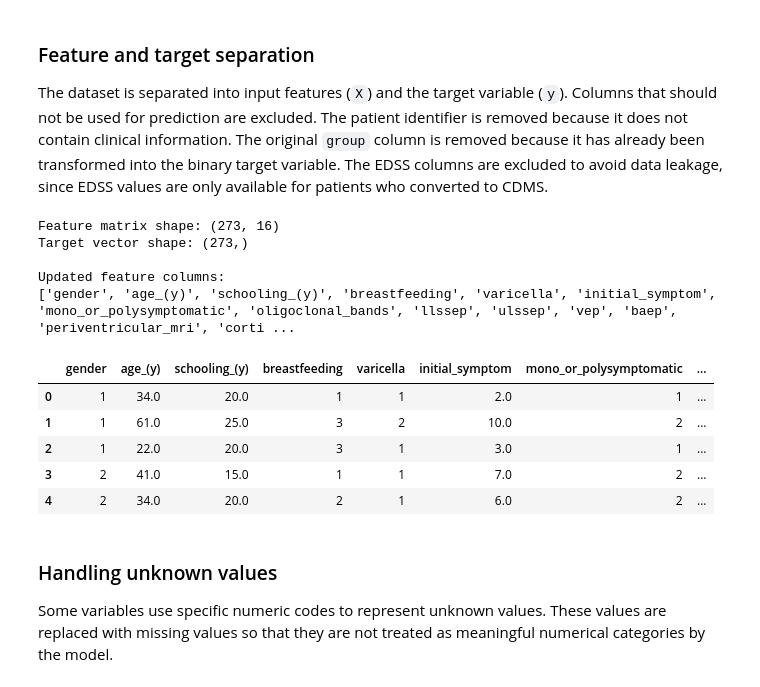
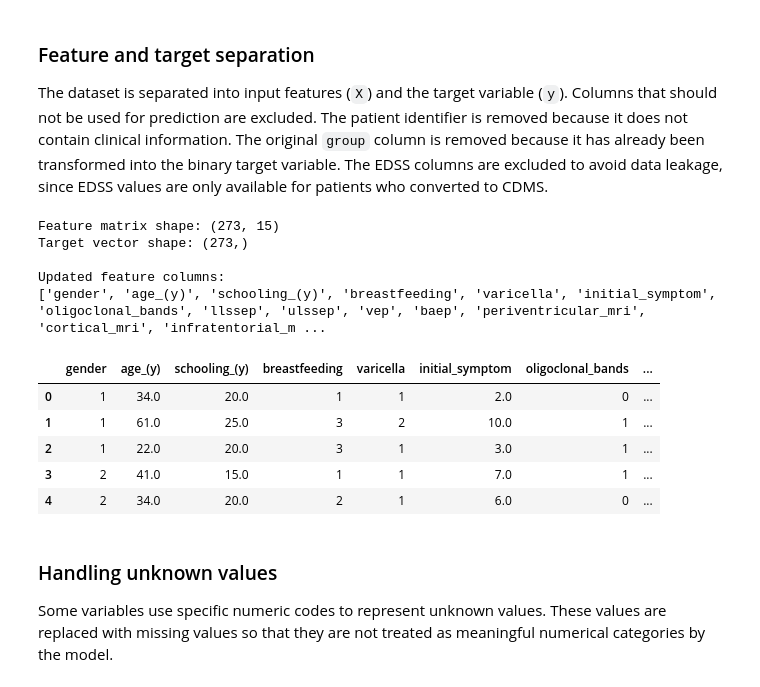
Before and after one commit to valloho/ba2_project, a Jupyter notebook: cis_ms_conversion.ipynb, the cells around one changed output. Cells and saved outputs as stored; diff of their text form; code cells hidden in the pictures.

```diff
--- a/cis_ms_conversion.ipynb
+++ b/cis_ms_conversion.ipynb
@@ -118,38 +118,39 @@ The dataset is separated into input features (`X`) and the target variable (`y`)
 # %%
 # define target variable y
 y = df_model["conversion"]
 
 # drop columns that are not predictors and create feature matrix X
 columns_to_drop = [
     "patient",
     "group",
     "conversion",
     "initial_edss",
-    "final_edss"
+    "final_edss",
+    "mono_or_polysymptomatic",
 ]
 
 X = df_model.drop(columns=columns_to_drop)
 
 # check shape of feature matrix and target vector
 print("Feature matrix shape:", X.shape)
 print("Target vector shape:", y.shape)
 
 # sanity check of feature columns
 print("\nUpdated feature columns:")
 print(X.columns.tolist())
 display(X.head())
 # %% [output]
-Feature matrix shape: (273, 16)
+Feature matrix shape: (273, 15)
 Target vector shape: (273,)
 
 Updated feature columns:
-['gender', 'age_(y)', 'schooling_(y)', 'breastfeeding', 'varicella', 'initial_symptom', 'mono_or_polysymptomatic', 'oligoclonal_bands', 'llssep', 'ulssep', 'vep', 'baep', 'periventricular_mri', 'corti ...
+['gender', 'age_(y)', 'schooling_(y)', 'breastfeeding', 'varicella', 'initial_symptom', 'oligoclonal_bands', 'llssep', 'ulssep', 'vep', 'baep', 'periventricular_mri', 'cortical_mri', 'infratentorial_m ...
-|  | gender | age_(y) | schooling_(y) | breastfeeding | varicella | initial_symptom | mono_or_polysymptomatic | ... |
-| 0 | 1 | 34.0 | 20.0 | 1 | 1 | 2.0 | 1 | ... |
-| 1 | 1 | 61.0 | 25.0 | 3 | 2 | 10.0 | 2 | ... |
+|  | gender | age_(y) | schooling_(y) | breastfeeding | varicella | initial_symptom | oligoclonal_bands | ... |
+| 0 | 1 | 34.0 | 20.0 | 1 | 1 | 2.0 | 0 | ... |
+| 1 | 1 | 61.0 | 25.0 | 3 | 2 | 10.0 | 1 | ... |
 | 2 | 1 | 22.0 | 20.0 | 3 | 1 | 3.0 | 1 | ... |
-| 3 | 2 | 41.0 | 15.0 | 1 | 1 | 7.0 | 2 | ... |
-| 4 | 2 | 34.0 | 20.0 | 2 | 1 | 6.0 | 2 | ... |
+| 3 | 2 | 41.0 | 15.0 | 1 | 1 | 7.0 | 1 | ... |
+| 4 | 2 | 34.0 | 20.0 | 2 | 1 | 6.0 | 0 | ... |
 # %% [markdown]
 ### Handling unknown values
 
```
Also changed, not shown: parts of 15 cells of this notebook, 6 other files.
